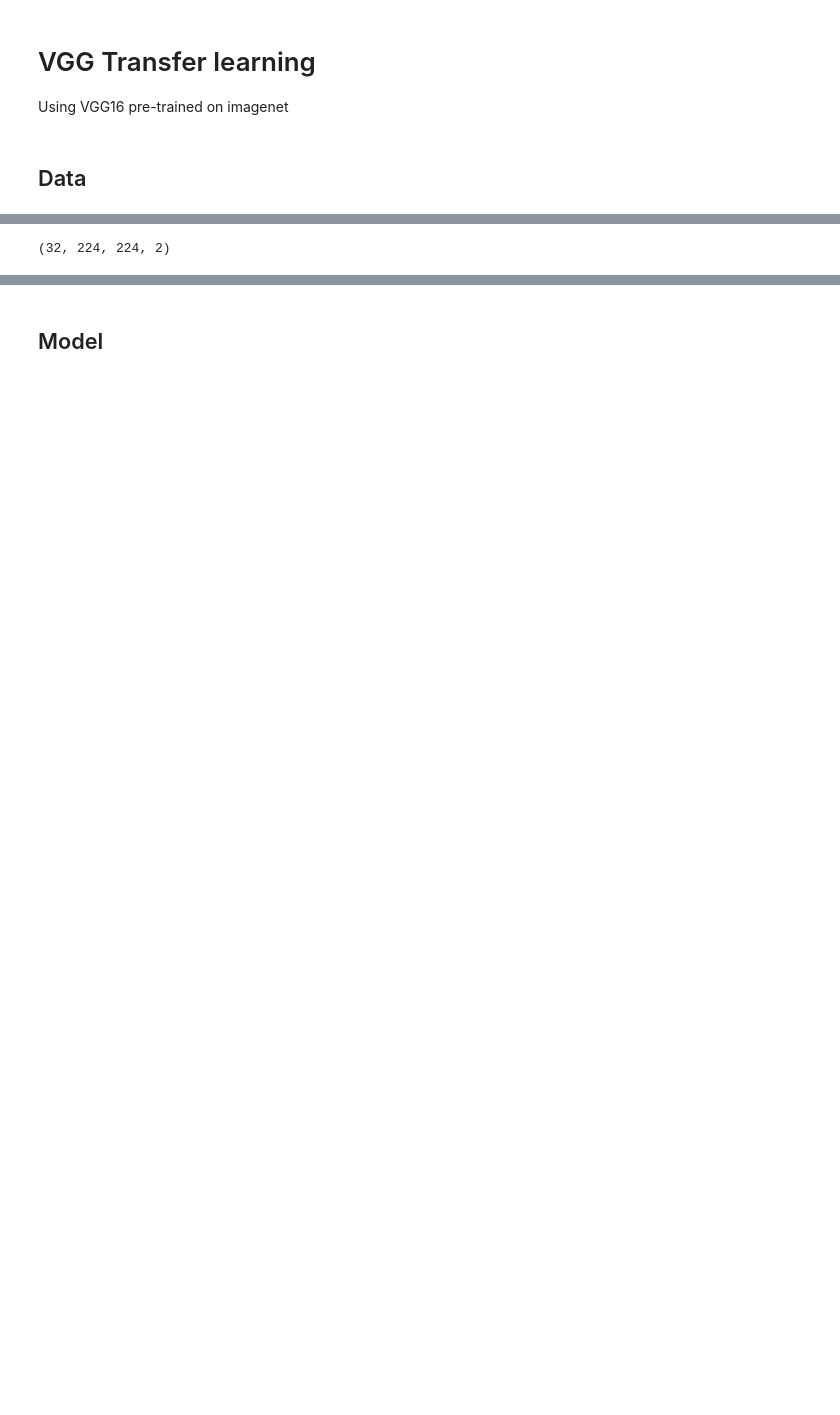
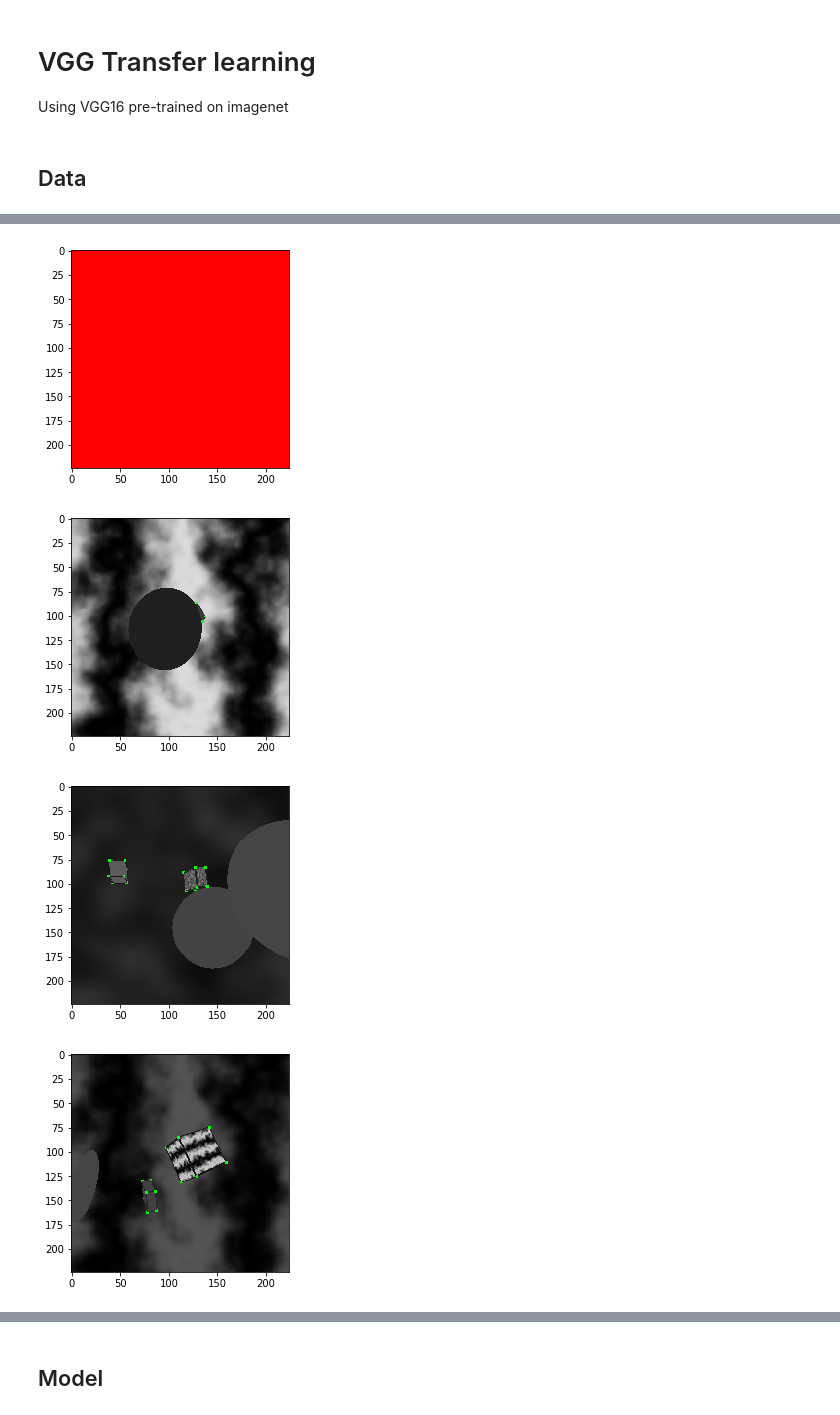
Before and after one commit to robbieculkin/deepoint, a Jupyter notebook: vgg transfer.ipynb, the cells around one changed output, grey strips where cells are left out. Cells and saved outputs as stored; diff of their text form; code cells hidden in the pictures; blank space fills up the shorter version.

```diff
--- a/vgg transfer.ipynb
+++ b/vgg transfer.ipynb
@@ -35,4 +25,9 @@ from keras.utils import to_categorical
-# %%
-to_categorical(y).shape
-# %% [output]
-(32, 224, 224, 2)
+# %%
+for ii in range(10):
+    plt.imshow(x[ii])
+    plt.show()
+# %% [output]
+[figure, added]
+[figure, added]
+[figure, added]
+[figure, added]
```
Also changed, not shown: parts of 9 cells of this notebook, 5 other files.
